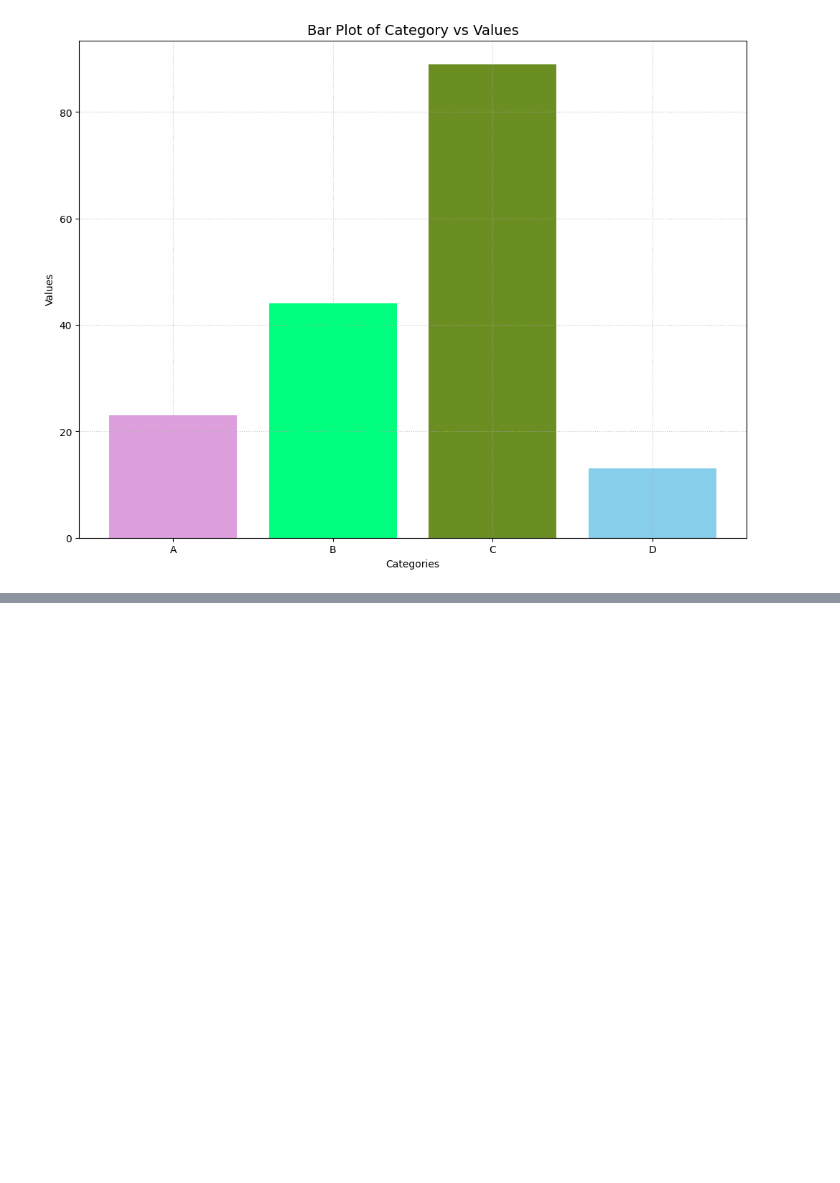
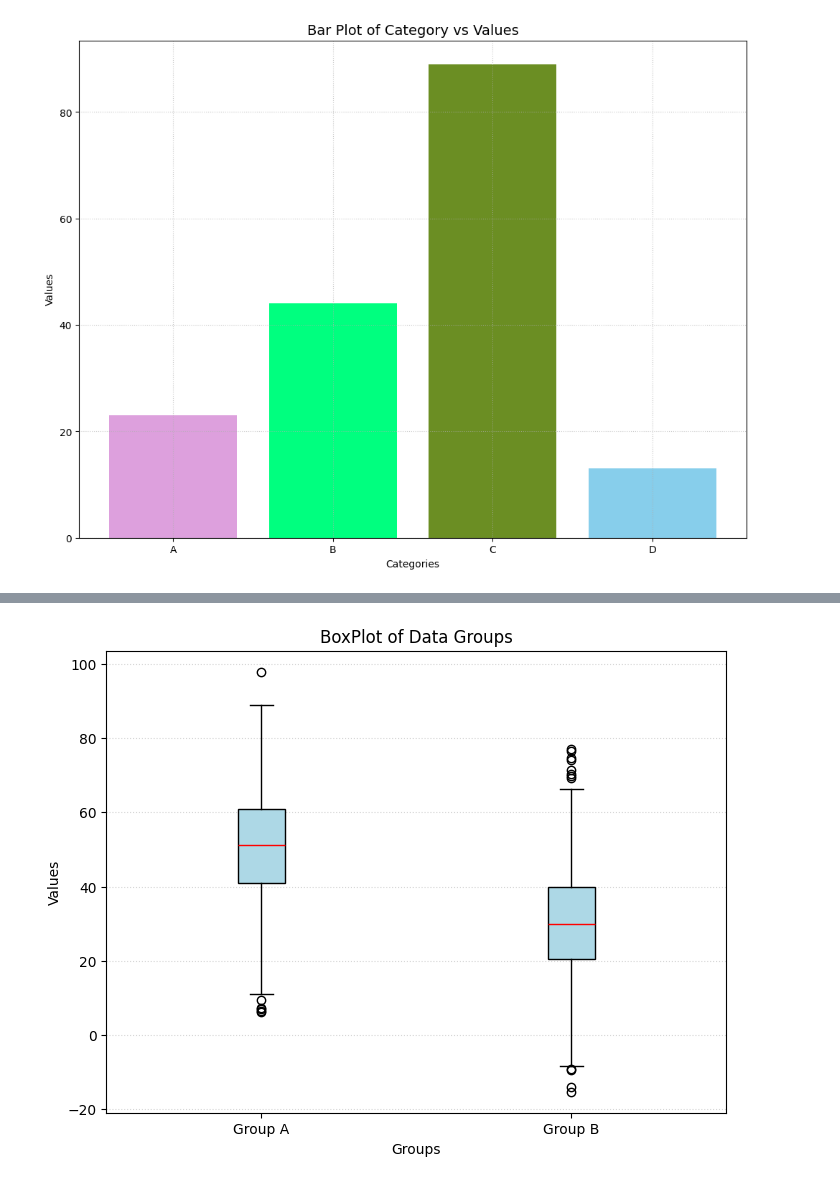
Before and after one commit to khoulaCode/machine-learning-code-orbit, a Jupyter notebook: team_members/from_sulaiman/data_maipulation_pandas.ipynb, the cells around one changed output, grey strips where cells are left out. Saved outputs shown, nothing was run; the diff lists cells and outputs as text; code cells hidden in the pictures; blank space fills up the shorter version.

```diff
--- a/team_members/from_sulaiman/data_maipulation_pandas.ipynb
+++ b/team_members/from_sulaiman/data_maipulation_pandas.ipynb
@@ -639,0 +670,14 @@ plt.show()
+# %%
+data_to_plot = [data_his, data_his2]
+labels = ["Group A", "Group B"]
+
+plt.figure(figsize = (8, 6))
+plt.boxplot(data_to_plot, tick_labels = labels, patch_artist = True, boxprops = dict(facecolor = 'lightblue'), medianprops = dict(color = 'red'))
+plt.title('BoxPlot of Data Groups')
+plt.xlabel('Groups')
+plt.ylabel('Values')
+plt.grid(axis = 'y', linestyle = ':', alpha = 0.5)
+plt.savefig('Image.png')
+plt.show()
+# %% [output]
+[figure, added]
```
Also changed, not shown: parts of 47 cells of this notebook, 2 other files.
